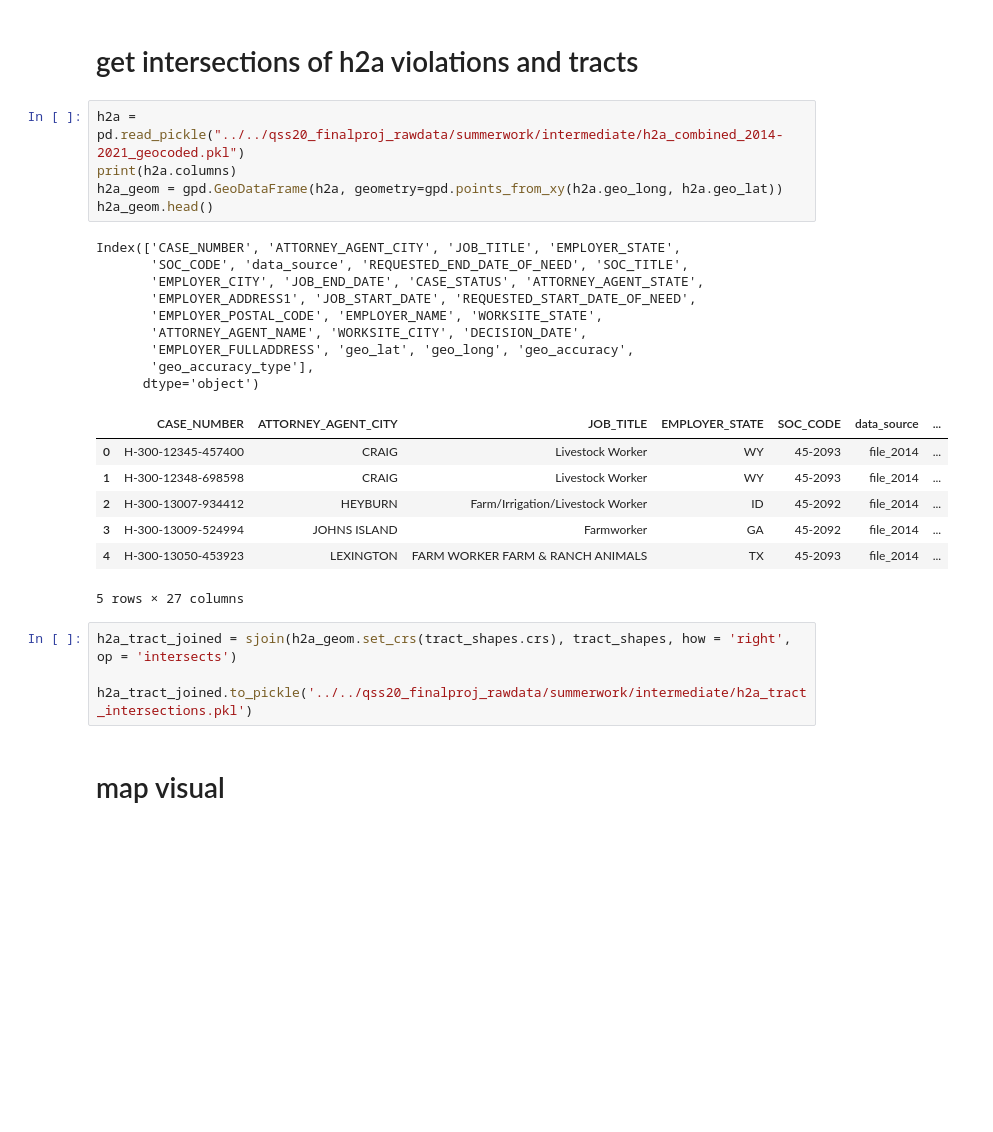
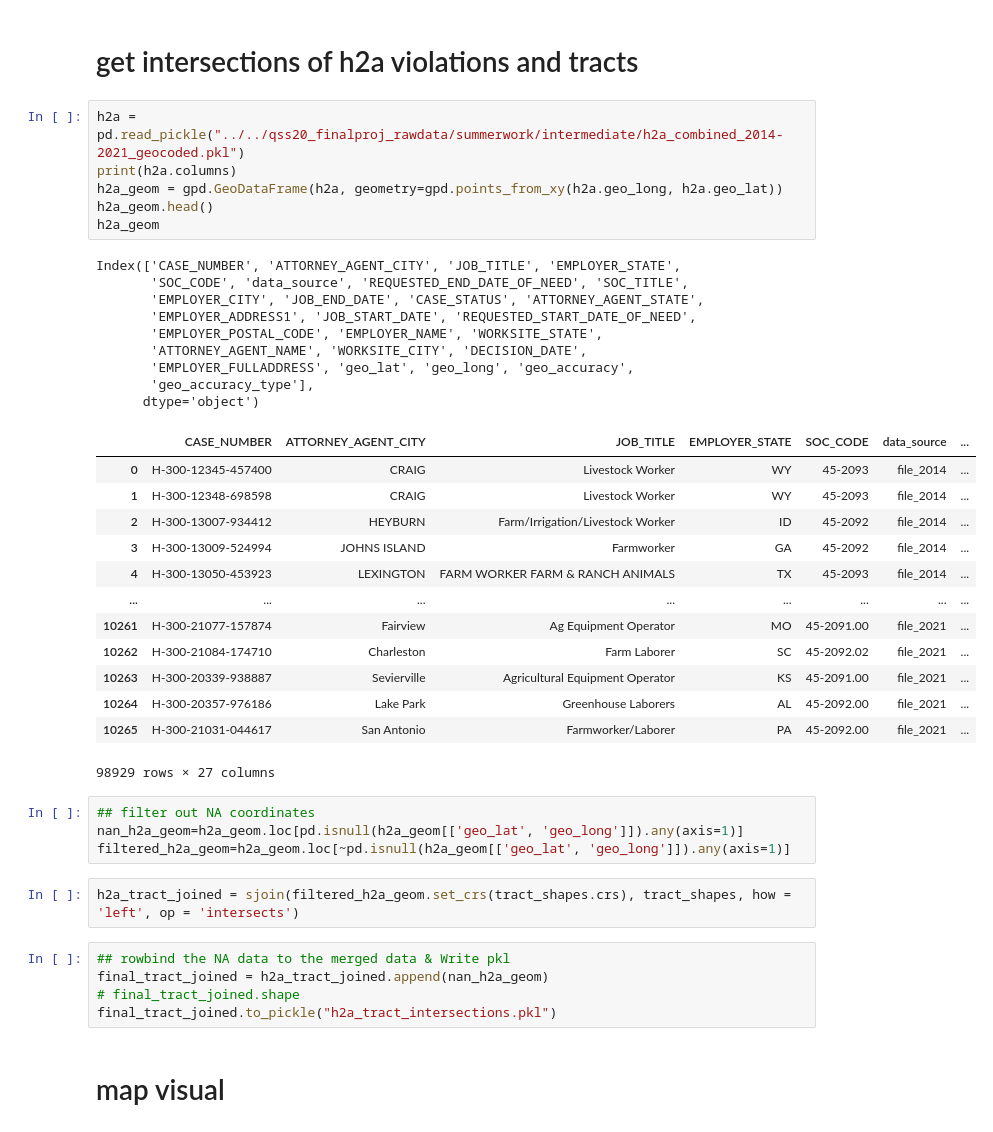
Before and after one commit to rebeccajohnson88/qss20_s21_proj, a Jupyter notebook: code/10_h2a_tract_intersections.ipynb, the cells around one changed output. Drawn from its saved outputs; the diff is of its cells as text; blank space fills up the shorter version.

```diff
--- a/code/10_h2a_tract_intersections.ipynb
+++ b/code/10_h2a_tract_intersections.ipynb
@@ -37,29 +37,43 @@ tract_shapes.head()
 # %%
 h2a = pd.read_pickle("../../qss20_finalproj_rawdata/summerwork/intermediate/h2a_combined_2014-2021_geocoded.pkl")
 print(h2a.columns)
 h2a_geom = gpd.GeoDataFrame(h2a, geometry=gpd.points_from_xy(h2a.geo_long, h2a.geo_lat))
 h2a_geom.head()
+h2a_geom
 # %% [output]
 Index(['CASE_NUMBER', 'ATTORNEY_AGENT_CITY', 'JOB_TITLE', 'EMPLOYER_STATE',
        'SOC_CODE', 'data_source', 'REQUESTED_END_DATE_OF_NEED', 'SOC_TITLE',
        'EMPLOYER_CITY', 'JOB_END_DATE', 'CASE_STATUS', 'ATTORNEY_AGENT_STATE',
        'EMPLOYER_ADDRESS1', 'JOB_START_DATE', 'REQUESTED_START_DATE_OF_NEED',
        'EMPLOYER_POSTAL_CODE', 'EMPLOYER_NAME', 'WORKSITE_STATE',
        'ATTORNEY_AGENT_NAME', 'WORKSITE_CITY', 'DECISION_DATE',
        'EMPLOYER_FULLADDRESS', 'geo_lat', 'geo_long', 'geo_accuracy',
        'geo_accuracy_type'],
       dtype='object')
 |  | CASE_NUMBER | ATTORNEY_AGENT_CITY | JOB_TITLE | EMPLOYER_STATE | SOC_CODE | data_source | ... |
 | 0 | H-300-12345-457400 | CRAIG | Livestock Worker | WY | 45-2093 | file_2014 | ... |
 | 1 | H-300-12348-698598 | CRAIG | Livestock Worker | WY | 45-2093 | file_2014 | ... |
 | 2 | H-300-13007-934412 | HEYBURN | Farm/Irrigation/Livestock Worker | ID | 45-2092 | file_2014 | ... |
 | 3 | H-300-13009-524994 | JOHNS ISLAND | Farmworker | GA | 45-2092 | file_2014 | ... |
 | 4 | H-300-13050-453923 | LEXINGTON | FARM WORKER FARM & RANCH ANIMALS | TX | 45-2093 | file_2014 | ... |
+| ... | ... | ... | ... | ... | ... | ... | ... |
+| 10261 | H-300-21077-157874 | Fairview | Ag Equipment Operator | MO | 45-2091.00 | file_2021 | ... |
+| 10262 | H-300-21084-174710 | Charleston | Farm Laborer | SC | 45-2092.02 | file_2021 | ... |
+| 10263 | H-300-20339-938887 | Sevierville | Agricultural Equipment Operator | KS | 45-2091.00 | file_2021 | ... |
+| 10264 | H-300-20357-976186 | Lake Park | Greenhouse Laborers | AL | 45-2092.00 | file_2021 | ... |
+| 10265 | H-300-21031-044617 | San Antonio | Farmworker/Laborer | PA | 45-2092.00 | file_2021 | ... |
-5 rows × 27 columns
+98929 rows × 27 columns
+# %%
+## filter out NA coordinates
+nan_h2a_geom=h2a_geom.loc[pd.isnull(h2a_geom[['geo_lat', 'geo_long']]).any(axis=1)]
+filtered_h2a_geom=h2a_geom.loc[~pd.isnull(h2a_geom[['geo_lat', 'geo_long']]).any(axis=1)]
 # %%
-h2a_tract_joined = sjoin(h2a_geom.set_crs(tract_shapes.crs), tract_shapes, how = 'right', op = 'intersects')
-
-h2a_tract_joined.to_pickle('../../qss20_finalproj_rawdata/summerwork/intermediate/h2a_tract_intersections.pkl')
+h2a_tract_joined = sjoin(filtered_h2a_geom.set_crs(tract_shapes.crs), tract_shapes, how = 'left', op = 'intersects')
+# %%
+## rowbind the NA data to the merged data & Write pkl
+final_tract_joined = h2a_tract_joined.append(nan_h2a_geom)
+# final_tract_joined.shape
+final_tract_joined.to_pickle("h2a_tract_intersections.pkl")
 # %% [markdown]
 # map visual
 # %%
```
Also changed, not shown: parts of 4 cells of this notebook.
